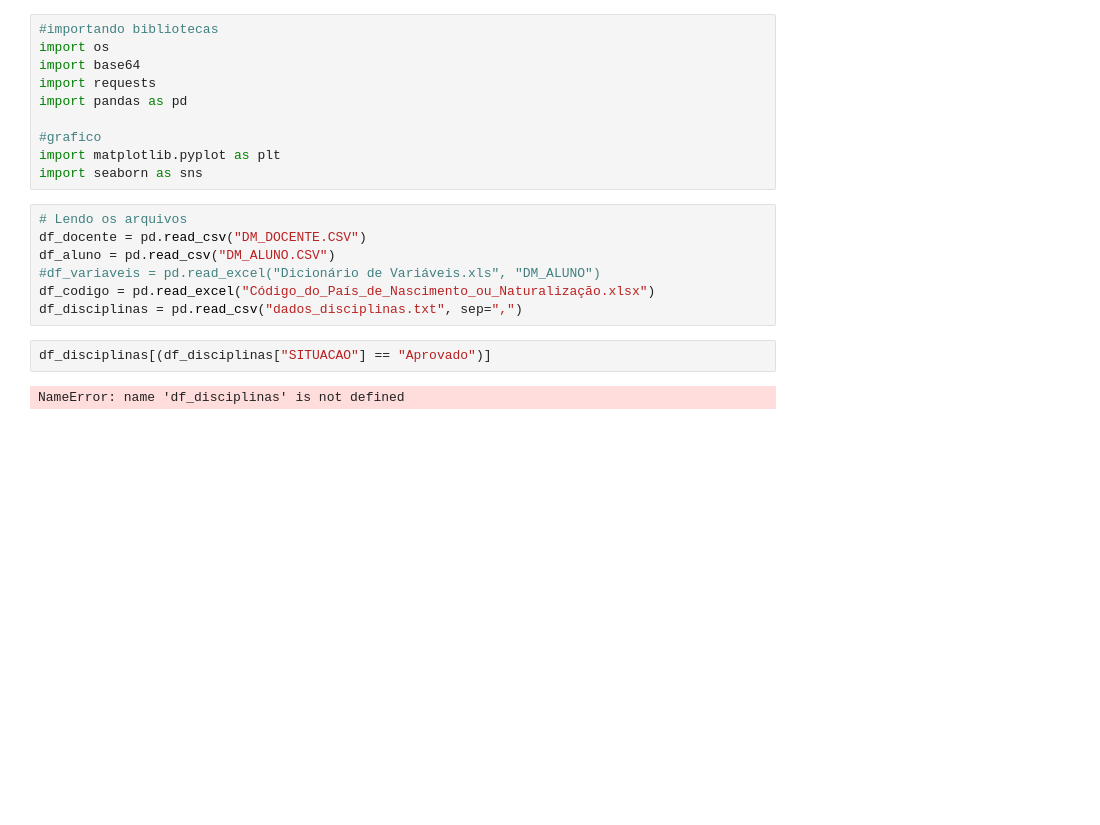
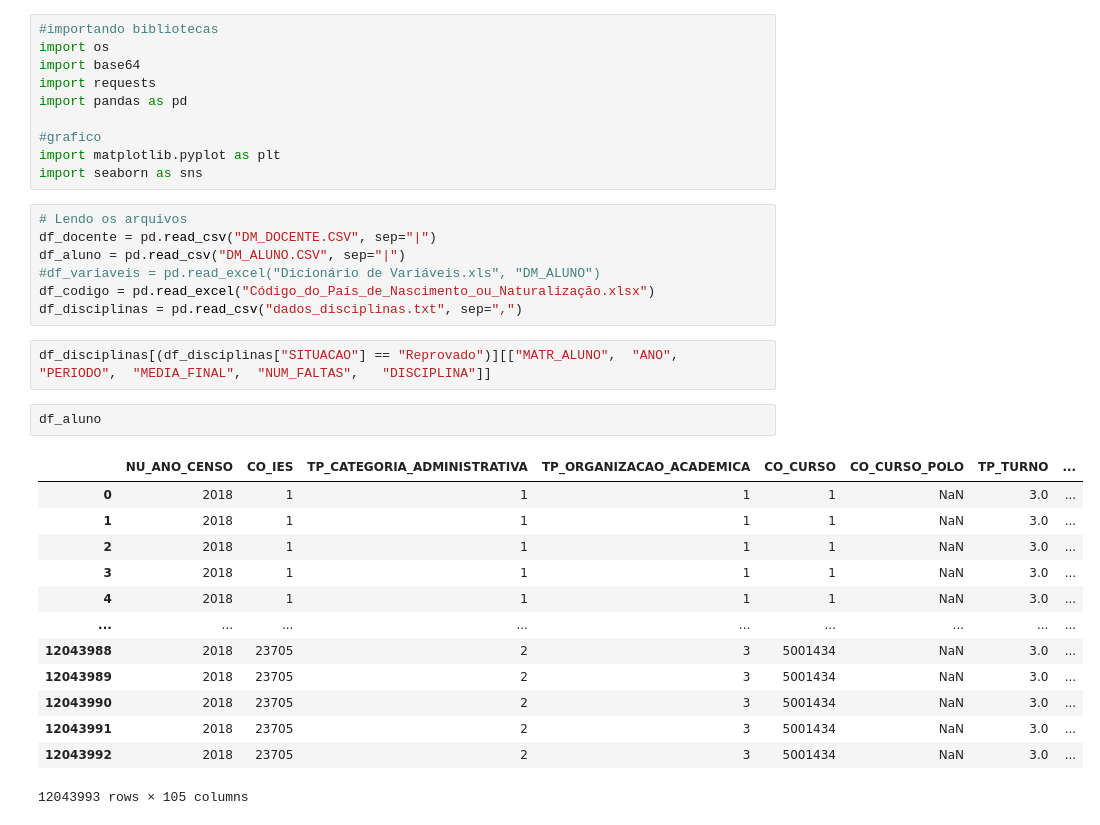
Before and after one commit to TallesSilva1/Reconhecimento-de-Padroes, a Jupyter notebook: Teste.ipynb, the cells around one changed output. Drawn from its saved outputs; the diff is of its cells as text; blank space fills up the shorter version.

```diff
--- a/Teste.ipynb
+++ b/Teste.ipynb
@@ -10,12 +10,26 @@ import matplotlib.pyplot as plt
 import seaborn as sns
 # %%
 # Lendo os arquivos
-df_docente = pd.read_csv("DM_DOCENTE.CSV")
-df_aluno = pd.read_csv("DM_ALUNO.CSV")
+df_docente = pd.read_csv("DM_DOCENTE.CSV", sep="|")
+df_aluno = pd.read_csv("DM_ALUNO.CSV", sep="|")
 #df_variaveis = pd.read_excel("Dicionário de Variáveis.xls", "DM_ALUNO")
 df_codigo = pd.read_excel("Código_do_País_de_Nascimento_ou_Naturalização.xlsx")
 df_disciplinas = pd.read_csv("dados_disciplinas.txt", sep=",")
 # %%
-df_disciplinas[(df_disciplinas["SITUACAO"] == "Aprovado")]
+df_disciplinas[(df_disciplinas["SITUACAO"] == "Reprovado")][["MATR_ALUNO",	"ANO",	"PERIODO",	"MEDIA_FINAL",	"NUM_FALTAS",	"DISCIPLINA"]]
-# %% [output]
-NameError: name 'df_disciplinas' is not defined
+# %%
+df_aluno
+# %% [output]
+|  | NU_ANO_CENSO | CO_IES | TP_CATEGORIA_ADMINISTRATIVA | TP_ORGANIZACAO_ACADEMICA | CO_CURSO | CO_CURSO_POLO | TP_TURNO | ... |
+| 0 | 2018 | 1 | 1 | 1 | 1 | NaN | 3.0 | ... |
+| 1 | 2018 | 1 | 1 | 1 | 1 | NaN | 3.0 | ... |
+| 2 | 2018 | 1 | 1 | 1 | 1 | NaN | 3.0 | ... |
+| 3 | 2018 | 1 | 1 | 1 | 1 | NaN | 3.0 | ... |
+| 4 | 2018 | 1 | 1 | 1 | 1 | NaN | 3.0 | ... |
+| ... | ... | ... | ... | ... | ... | ... | ... | ... |
+| 12043988 | 2018 | 23705 | 2 | 3 | 5001434 | NaN | 3.0 | ... |
+| 12043989 | 2018 | 23705 | 2 | 3 | 5001434 | NaN | 3.0 | ... |
+| 12043990 | 2018 | 23705 | 2 | 3 | 5001434 | NaN | 3.0 | ... |
+| 12043991 | 2018 | 23705 | 2 | 3 | 5001434 | NaN | 3.0 | ... |
+| 12043992 | 2018 | 23705 | 2 | 3 | 5001434 | NaN | 3.0 | ... |
+12043993 rows × 105 columns
```
Also changed, not shown: parts of 2 cells of this notebook.
